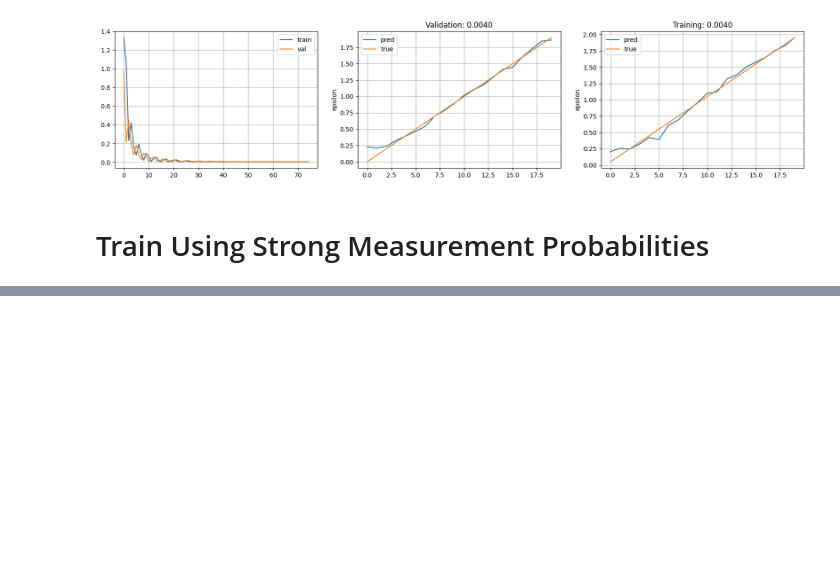
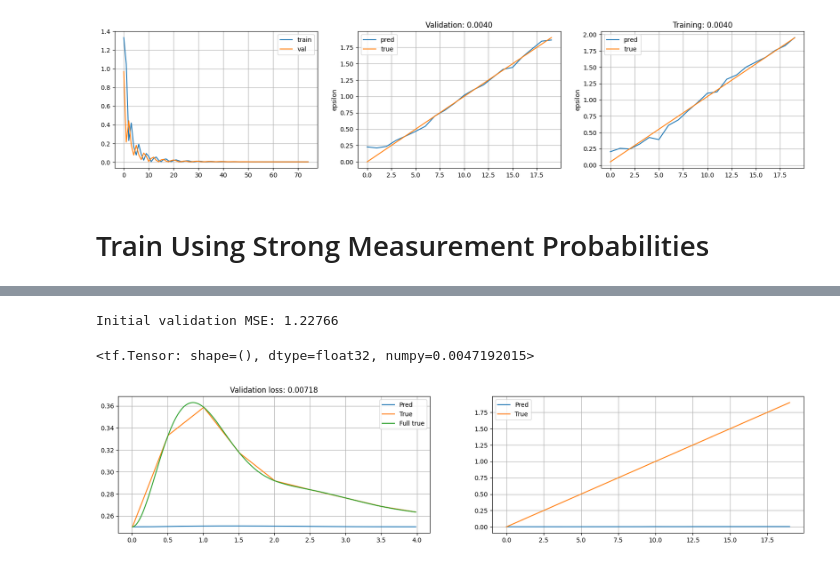
Before and after one commit to ktucker27/quantumML, a Jupyter notebook: python/notebooks/fusion_test.ipynb, the cells around one changed output, grey strips where cells are left out. Cells and saved outputs as stored; diff of their text form; code cells hidden in the pictures; blank space fills up the shorter version.

```diff
--- a/python/notebooks/fusion_test.ipynb
+++ b/python/notebooks/fusion_test.ipynb
@@ -335,0 +413,19 @@ plt.ylabel('epsilon');
+# %%
+# Build CNN model
+_, seq_len, num_features, grp_size = train_x.shape
+num_params = 1
+conv_sizes = [32]
+encoder_sizes = [100, 50]
+lstm_size = 10
+avg_size = 20
+
+# Starting with ZZ00 initial condition
+sx, sy, sz = sde_systems.paulis()
+rho0 = sde_systems.get_init_rho(sz, sz, 0, 0)
+
+# Set the parameter values (with an omega error)
+params = np.array([1.0,2.0*0.6,0.1469,0.1], dtype=np.double)
+
+model = flex.build_full_flex_model(seq_len, num_features, grp_size, avg_size, conv_sizes, encoder_sizes, lstm_size, num_params, rho0, params, deltat)
+
+model.summary()
@@ -335,0 +450,7 @@ plt.ylabel('epsilon');
+# %%
+loss_func = fusion.fusion_mse_loss_single
+metric_func = fusion.param_metric
+fusion.compile_model(model, loss_func, metrics=[metric_func])
+# %%
+model_out = model.predict(valid_x)
+print('Initial validation loss: %.5f' % (loss_func(valid_y, model_out)))
@@ -335,0 +460,28 @@ plt.ylabel('epsilon');
+# %%
+print('Initial validation MSE: %.5f' % (metric_func(valid_y, model_out)**2))
+# %% [output]
+Initial validation MSE: 1.22766
+# %%
+fusion.fusion_mse_loss_2d(orig_valid_y, model_out)
+# %% [output]
+<tf.Tensor: shape=(), dtype=float32, numpy=0.0047192015>
+# %%
+plt.figure(figsize=(20,4))
+
+plt.subplot(1,2,1)
+idx = 10
+prob_idx = 6
+plt.plot(tvec, model_out[idx, :, prob_idx], label='Pred')
+plt.plot(tf.concat([tvec[::stride], tvec[-1,tf.newaxis]], axis=0), valid_y[idx, :, prob_idx], label='True')
+plt.plot(tvec, orig_valid_y[idx, :, prob_idx], label='Full true')
+plt.title('Validation loss: %.5f' % (loss_func(valid_y, model_out)))
+plt.legend()
+plt.grid();
+
+plt.subplot(1,2,2)
+plt.plot(model_out[:,-1,-1], label='Pred')
+plt.plot(valid_params, label='True')
+plt.legend()
+plt.grid();
+# %% [output]
+[figure, added]
```
Also changed, not shown: parts of 30 cells of this notebook, 1 other file.
